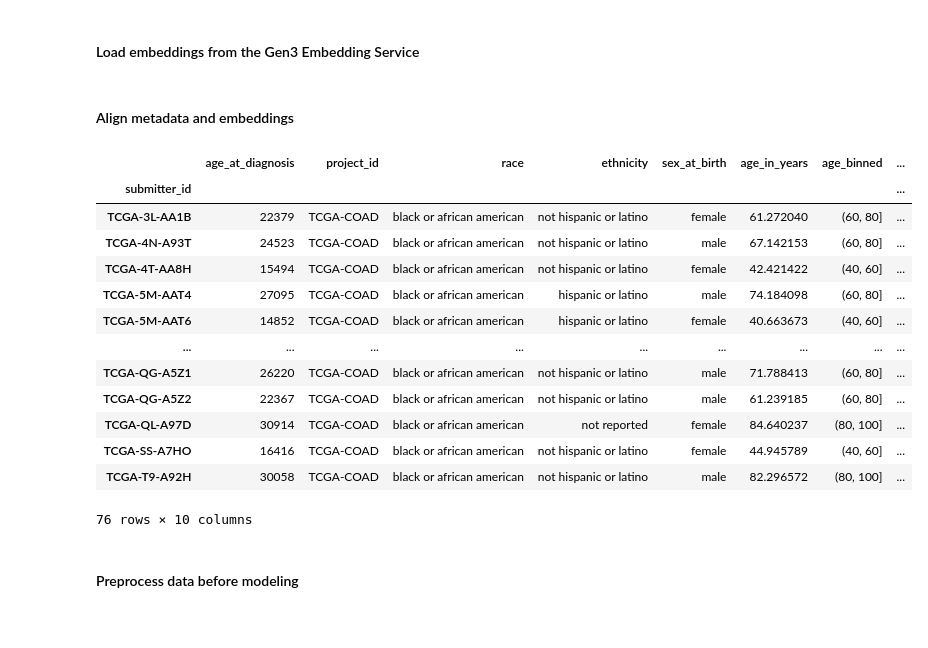
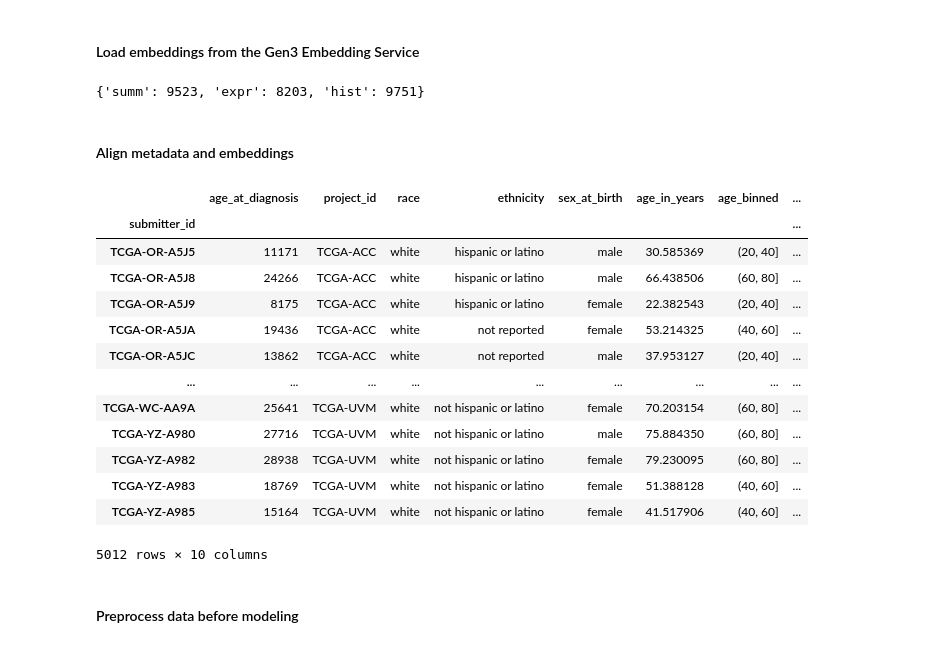
Before and after one commit to uc-cdis/m3ai-demos, a Jupyter notebook: demos/tcga-cancer-survival.ipynb, the cells around one changed output. Cells and saved outputs as stored; diff of their text form; code cells hidden in the pictures.

Commit message:
rework demos to use new embedding service, graft in NSCLC classification notebook

```diff
--- a/demos/mm-cancer-demo-slim.ipynb
+++ b/demos/tcga-cancer-survival.ipynb
@@ -163,33 +109,60 @@ for fpath, embs, do_upper in [
+# %%
+r = requests.get(f"{EMBEDDING_API}", params={"counts": True}, auth=auth)
+r.raise_for_status()
+collection_count = {
+    x["collection_name"]: x["available_embeddings_count"]
+    for x in r.json()["collections"] if x["collection_name"] in COLLECTIONS
+}
+collection_count
+# %% [output]
+{'summ': 9523, 'expr': 8203, 'hist': 9751}
+# %%
+EMB_T = list[float]
+META_T = dict[str, str]
+
+def paged_query_factory(_collection: str):
+    def _paged_query(page: int) -> list[tuple[EMB_T, META_T]]:
+        r = requests.get(f"{EMBEDDING_API}/{_collection}/embeddings", params={"page": page, "page_size": PAGE_SIZE}, auth=auth)
+        r.raise_for_status()
+        return [(x["vector"], x["info"]["metadata"]) for x in r.json()["embeddings"]]
+    return _paged_query
+
+data = {}
+for collection in COLLECTIONS:
+    paged_query = paged_query_factory(collection)
+    n = collection_count[collection]
+    pages = [(i // PAGE_SIZE) + 1 for i in range(0, n, PAGE_SIZE)]
+    xs = thread_map(paged_query, pages, max_workers=8, desc=collection)
+    data[collection] = {
+        "embs": np.asarray([e for batch in xs for e, m in batch]),
+        "meta": pd.DataFrame([m for batch in xs for e, m in batch]),
+    }
 # %% [markdown]
 #### Align metadata and embeddings
 # %%
-case_ids = (
-    # case IDs that have all 3 embedding modalities
-    set(expr_mapping[expr_mapping.isin(expr_embs)].index) &
-    set(hist_mapping[hist_mapping.isin(hist_embs)].index) &
-    set(text_mapping[text_mapping.isin(text_embs)].index)
-)
+# case IDs that have all 3 embedding modalities
+case_ids = set.intersection(*[set(data[c]["meta"]["case_id"]) for c in COLLECTIONS])
 
 assert metadata["submitter_id"].is_unique and survival["submitter_id"].is_unique
 df = metadata.merge(survival, on="submitter_id")
 df = df[df["submitter_id"].isin(case_ids)]
 df = df.sort_values(["project_id", "submitter_id"])
 df = df.set_index("submitter_id")
 df
 # %% [output]
 |  | age_at_diagnosis | project_id | race | ethnicity | sex_at_birth | age_in_years | age_binned | ... |
 | submitter_id |  |  |  |  |  |  |  | ... |
-| TCGA-3L-AA1B | 22379 | TCGA-COAD | black or african american | not hispanic or latino | female | 61.272040 | (60, 80] | ... |
-| TCGA-4N-A93T | 24523 | TCGA-COAD | black or african american | not hispanic or latino | male | 67.142153 | (60, 80] | ... |
-| TCGA-4T-AA8H | 15494 | TCGA-COAD | black or african american | not hispanic or latino | female | 42.421422 | (40, 60] | ... |
-| TCGA-5M-AAT4 | 27095 | TCGA-COAD | black or african american | hispanic or latino | male | 74.184098 | (60, 80] | ... |
-| TCGA-5M-AAT6 | 14852 | TCGA-COAD | black or african american | hispanic or latino | female | 40.663673 | (40, 60] | ... |
+| TCGA-OR-A5J5 | 11171 | TCGA-ACC | white | hispanic or latino | male | 30.585369 | (20, 40] | ... |
+| TCGA-OR-A5J8 | 24266 | TCGA-ACC | white | hispanic or latino | male | 66.438506 | (60, 80] | ... |
+| TCGA-OR-A5J9 | 8175 | TCGA-ACC | white | hispanic or latino | female | 22.382543 | (20, 40] | ... |
+| TCGA-OR-A5JA | 19436 | TCGA-ACC | white | not reported | female | 53.214325 | (40, 60] | ... |
+| TCGA-OR-A5JC | 13862 | TCGA-ACC | white | not reported | male | 37.953127 | (20, 40] | ... |
 | ... | ... | ... | ... | ... | ... | ... | ... | ... |
-| TCGA-QG-A5Z1 | 26220 | TCGA-COAD | black or african american | not hispanic or latino | male | 71.788413 | (60, 80] | ... |
-| TCGA-QG-A5Z2 | 22367 | TCGA-COAD | black or african american | not hispanic or latino | male | 61.239185 | (60, 80] | ... |
-| TCGA-QL-A97D | 30914 | TCGA-COAD | black or african american | not reported | female | 84.640237 | (80, 100] | ... |
-| TCGA-SS-A7HO | 16416 | TCGA-COAD | black or african american | not hispanic or latino | female | 44.945789 | (40, 60] | ... |
-| TCGA-T9-A92H | 30058 | TCGA-COAD | black or african american | not hispanic or latino | male | 82.296572 | (80, 100] | ... |
+| TCGA-WC-AA9A | 25641 | TCGA-UVM | white | not hispanic or latino | female | 70.203154 | (60, 80] | ... |
+| TCGA-YZ-A980 | 27716 | TCGA-UVM | white | not hispanic or latino | male | 75.884350 | (60, 80] | ... |
+| TCGA-YZ-A982 | 28938 | TCGA-UVM | white | not hispanic or latino | female | 79.230095 | (60, 80] | ... |
+| TCGA-YZ-A983 | 18769 | TCGA-UVM | white | not hispanic or latino | female | 51.388128 | (40, 60] | ... |
+| TCGA-YZ-A985 | 15164 | TCGA-UVM | white | not hispanic or latino | female | 41.517906 | (40, 60] | ... |
-76 rows × 10 columns
+5012 rows × 10 columns
 # %%
 # align ordering of embeddings to case order in metadata
```
Also changed, not shown: parts of 11 cells of this notebook, 22 other files.
